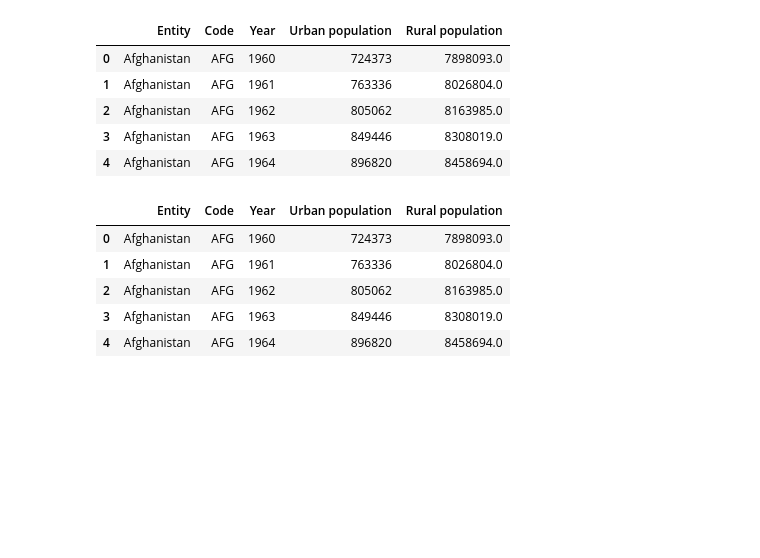
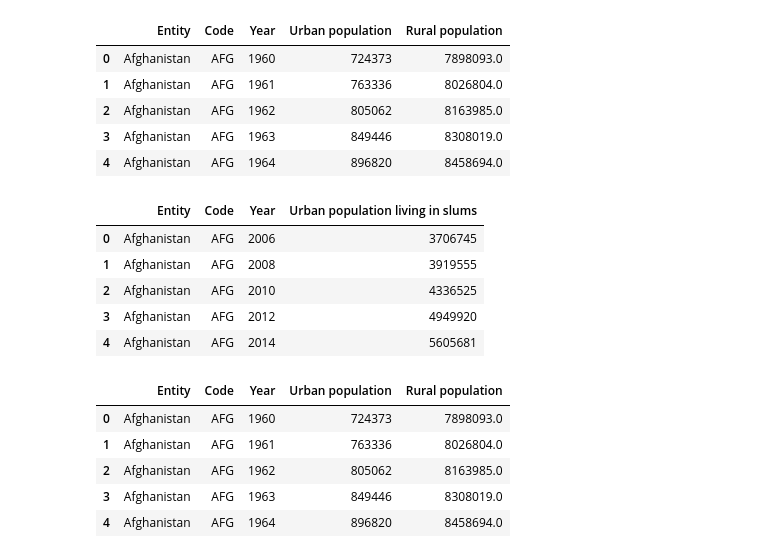
Before and after one commit to rif42/ClassifyingUrbanizationSlumPopulations, a Jupyter notebook: urbanization.ipynb, the cells around one changed output. Cells and saved outputs as stored; diff of their text form; code cells hidden in the pictures; blank space fills up the shorter version.

```diff
--- a/urbanization.ipynb
+++ b/urbanization.ipynb
@@ -35,6 +36,16 @@ urban.head()
 | 2 | Afghanistan | AFG | 1962 | 805062 | 8163985.0 |
 | 3 | Afghanistan | AFG | 1963 | 849446 | 8308019.0 |
 | 4 | Afghanistan | AFG | 1964 | 896820 | 8458694.0 |
+# %%
+slums = pd.read_csv('./slums.csv')
+slums.head()
+# %% [output]
+|  | Entity | Code | Year | Urban population living in slums |
+| 0 | Afghanistan | AFG | 2006 | 3706745 |
+| 1 | Afghanistan | AFG | 2008 | 3919555 |
+| 2 | Afghanistan | AFG | 2010 | 4336525 |
+| 3 | Afghanistan | AFG | 2012 | 4949920 |
+| 4 | Afghanistan | AFG | 2014 | 5605681 |
 # %%
 #exclude world, regions, and income groups
 urban = urban[urban['Entity'].isin([
```
Also changed, not shown: parts of 43 cells of this notebook, 6 other files.
